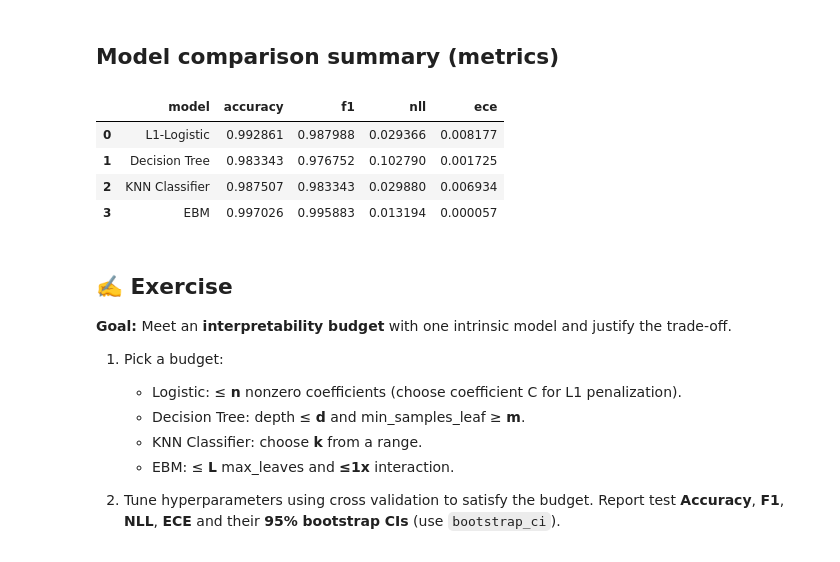
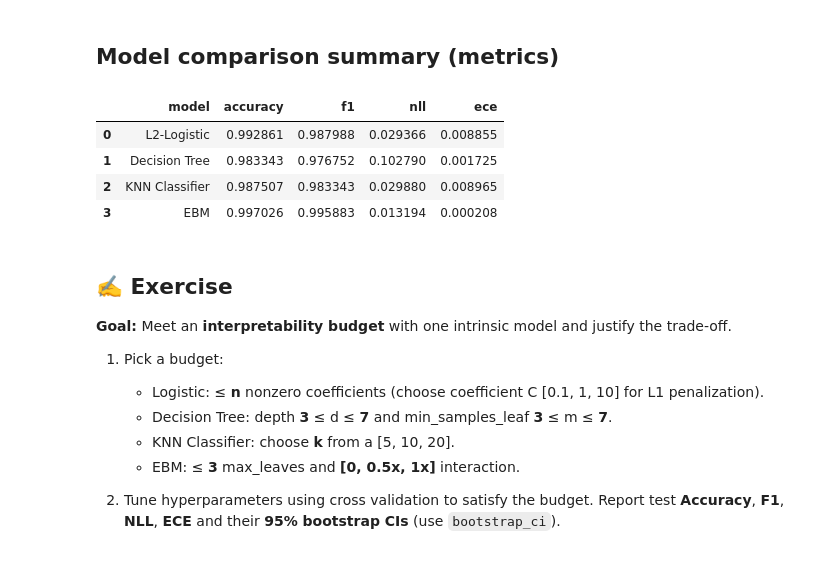
Before and after one commit to SCAI-Lab/ai-rehab-hc-2025, a Jupyter notebook: ai_rehab_hc_2025_tutorial_7_interpretableML.ipynb, the cells around one changed output. Drawn from its saved outputs; the diff is of its cells as text; code cells hidden in the pictures.

```diff
--- a/ai_rehab_hc_2025_tutorial_7_interpretableML.ipynb
+++ b/ai_rehab_hc_2025_tutorial_7_interpretableML.ipynb
@@ -118,7 +118,7 @@ def reliability_ece(y_true, proba, n_bins=15, classes=None, y_pred=None, binning
 # %%
 from sklearn.metrics import accuracy_score, f1_score, log_loss
 
-def _bin_indices(conf, n_bins=15, binning='equal_freq'):
+def _bin_indices(conf, n_bins=50, binning='equal_freq'):
     """Return per-sample bin index for confidence values."""
     conf = np.asarray(conf, dtype=float)
     if binning == 'equal_freq':
@@ -719,20 +725,20 @@ show(ebm.explain_local(X_test[:10], y_test[:10]), 0)
 # %%
 
 rows = []
 avg = 'binary' if len(np.unique(y))<=2 else 'macro'
-rows.append({'model':'L1-Logistic', **compute_metrics(y_test.to_numpy(), proba_lr, pred_lr, average=avg)})
+rows.append({'model':'L2-Logistic', **compute_metrics(y_test.to_numpy(), proba_lr, pred_lr, average=avg)})
 rows.append({'model':'Decision Tree', **compute_metrics(y_test.to_numpy(), proba_tr, pred_tr, average=avg)})
 rows.append({'model':'KNN Classifier', **compute_metrics(y_test.to_numpy(), proba_knn, pred_knn, average=avg)})
 rows.append({'model':'EBM', **compute_metrics(y_test.to_numpy(), proba_ebm, pred_ebm, average=avg)})
 
 summary_df = pd.DataFrame(rows)
 display(summary_df)
 # %% [output]
 |  | model | accuracy | f1 | nll | ece |
-| 0 | L1-Logistic | 0.992861 | 0.987988 | 0.029366 | 0.008177 |
+| 0 | L2-Logistic | 0.992861 | 0.987988 | 0.029366 | 0.008855 |
 | 1 | Decision Tree | 0.983343 | 0.976752 | 0.102790 | 0.001725 |
-| 2 | KNN Classifier | 0.987507 | 0.983343 | 0.029880 | 0.006934 |
-| 3 | EBM | 0.997026 | 0.995883 | 0.013194 | 0.000057 |
+| 2 | KNN Classifier | 0.987507 | 0.983343 | 0.029880 | 0.008965 |
+| 3 | EBM | 0.997026 | 0.995883 | 0.013194 | 0.000208 |
 # %% [markdown]
 
 ## ✍️ Exercise
@@ -740,9 +746,9 @@ display(summary_df)
 **Goal:** Meet an **interpretability budget** with one intrinsic model and justify the trade-off.
 
 1) Pick a budget:
-   - Logistic: ≤ **n** nonzero coefficients (choose coefficient C for L1 penalization).
-   - Decision Tree: depth ≤ **d** and min_samples_leaf ≥ **m**.
-   - KNN Classifier: choose **k** from a range.
-   - EBM: ≤ **L** max_leaves and **≤1x** interaction.
+   - Logistic: ≤ **n** nonzero coefficients (choose coefficient C [0.1, 1, 10] for L1 penalization).
+   - Decision Tree: depth **3** ≤ d ≤ **7** and min_samples_leaf **3** ≤ m ≤ **7**.
+   - KNN Classifier: choose **k** from a [5, 10, 20].
+   - EBM: ≤ **3** max_leaves and **[0, 0.5x, 1x]** interaction.
 
 2) Tune hyperparameters using cross validation to satisfy the budget. Report test **Accuracy**, **F1**, **NLL**, **ECE** and their **95% bootstrap CIs** (use `bootstrap_ci`).
```
Also changed, not shown: parts of 3 cells of this notebook.
